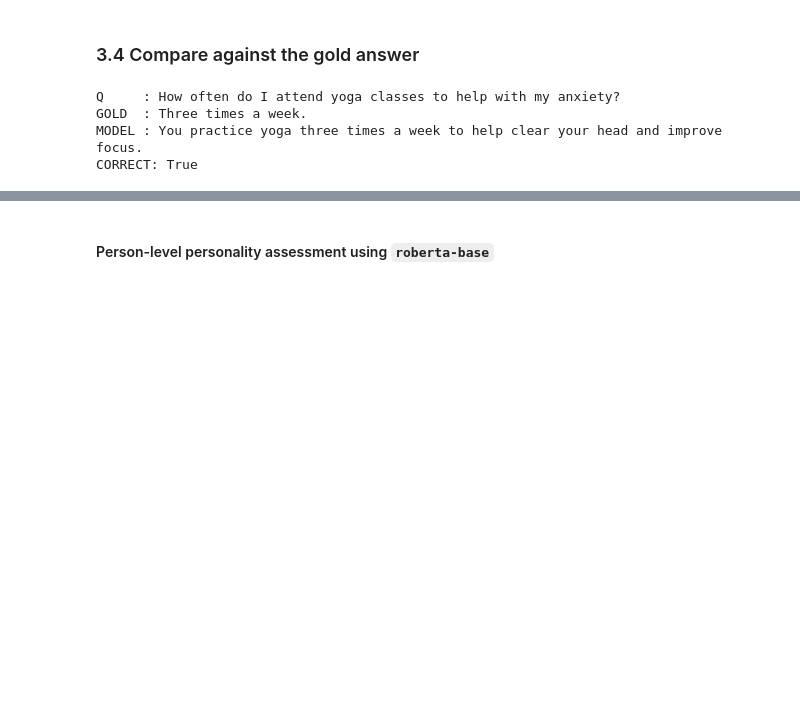
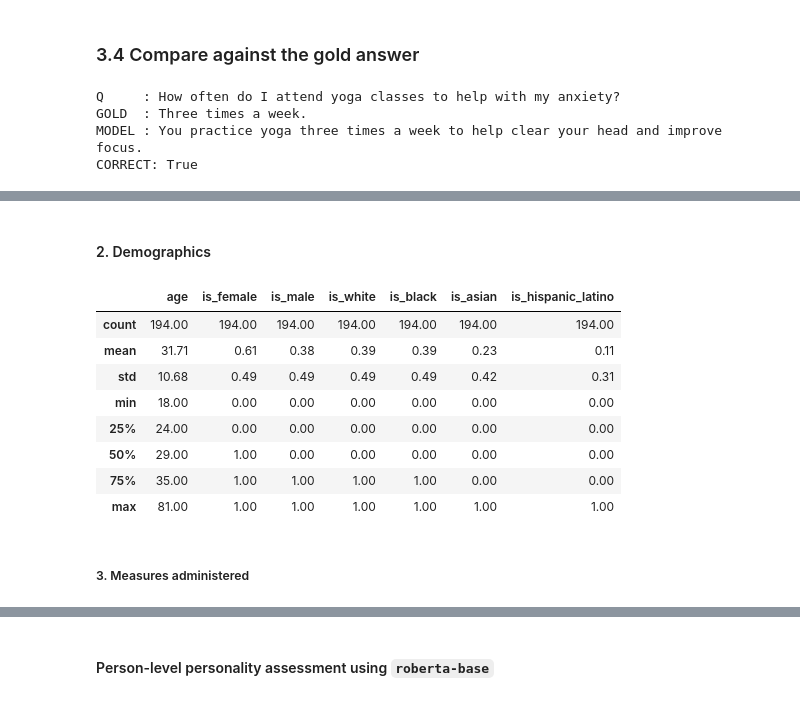
Before and after one commit to shshnk94/summary-mem, a Jupyter notebook: tutorials/getting_started.ipynb, the cells around one changed output, grey strips where cells are left out. Drawn from its saved outputs; the diff is of its cells as text; code cells hidden in the pictures; blank space fills up the shorter version.

```diff
--- a/tutorials/getting_started.ipynb
+++ b/tutorials/getting_started.ipynb
@@ -170,2 +234,49 @@ display(outcome_table.head())
+# %% [markdown]
+#### 2. Demographics
+# %%
+columns = [
+    "age",
+    "is_female",
+    "is_male",
+    "is_white",
+    "is_black",
+    "is_asian",
+    "is_hispanic_latino",
+]
+severity_columns = ["recorded_date_utc", "phq9_cat", "gad7_cat"]
+
+query = "SELECT {user_id} AS user_id, {columns} FROM {table}"
+v9 = pd.read_sql(
+    query.format(
+        user_id="user_id",
+        columns=", ".join(columns + severity_columns),
+        table="baseline_and_wave_prelim_v9"),
+    engine
+)
+v11 = pd.read_sql(
+    query.format(
+        user_id="participant_id",
+        columns=", ".join(columns),
+        table="baseline_and_wave_prosp_v11"),
+    engine
+)
+
+v9 = v9[v9["user_id"].isin(message_table.loc[message_table["cohort"] == "v9", "person_id"])]
+v11 = v11[v11["user_id"].isin(message_table.loc[message_table["cohort"] == "v11", "person_id"])]
+
+demographics = pd.concat([v9, v11], axis=0)
+demographics[columns].describe().round(2)
+# %% [output]
+|  | age | is_female | is_male | is_white | is_black | is_asian | is_hispanic_latino |
+| count | 194.00 | 194.00 | 194.00 | 194.00 | 194.00 | 194.00 | 194.00 |
+| mean | 31.71 | 0.61 | 0.38 | 0.39 | 0.39 | 0.23 | 0.11 |
+| std | 10.68 | 0.49 | 0.49 | 0.49 | 0.49 | 0.42 | 0.31 |
+| min | 18.00 | 0.00 | 0.00 | 0.00 | 0.00 | 0.00 | 0.00 |
+| 25% | 24.00 | 0.00 | 0.00 | 0.00 | 0.00 | 0.00 | 0.00 |
+| 50% | 29.00 | 1.00 | 0.00 | 0.00 | 0.00 | 0.00 | 0.00 |
+| 75% | 35.00 | 1.00 | 1.00 | 1.00 | 1.00 | 0.00 | 0.00 |
+| max | 81.00 | 1.00 | 1.00 | 1.00 | 1.00 | 1.00 | 1.00 |
 # %%
 # python dlatk/dlatkInterface.py -d ssubrahmanya -t msg_essays_v9v11 -c message_id --add_ngrams -n 1
+# %% [markdown]
+##### 3. Measures administered
```
Also changed, not shown: parts of 20 cells of this notebook, 12 other files.
